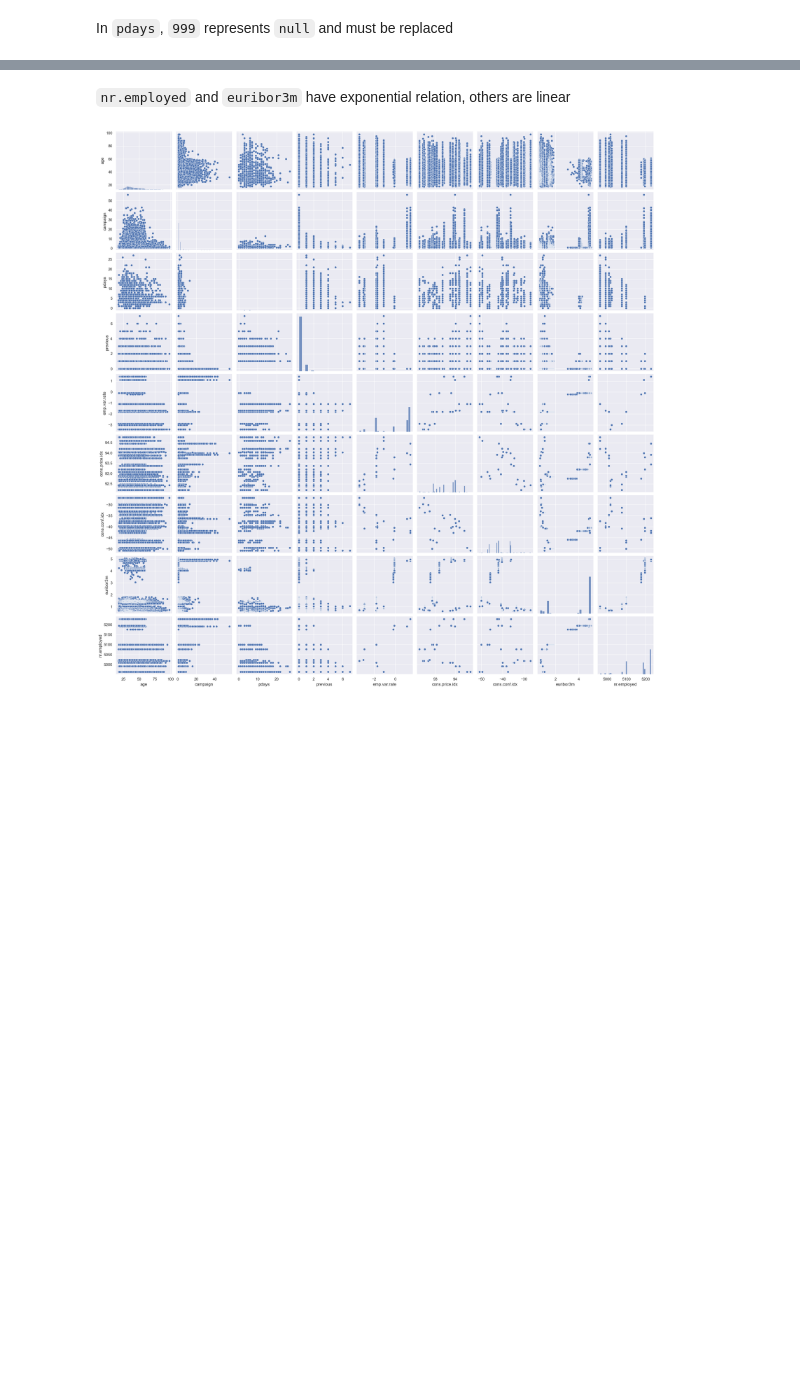
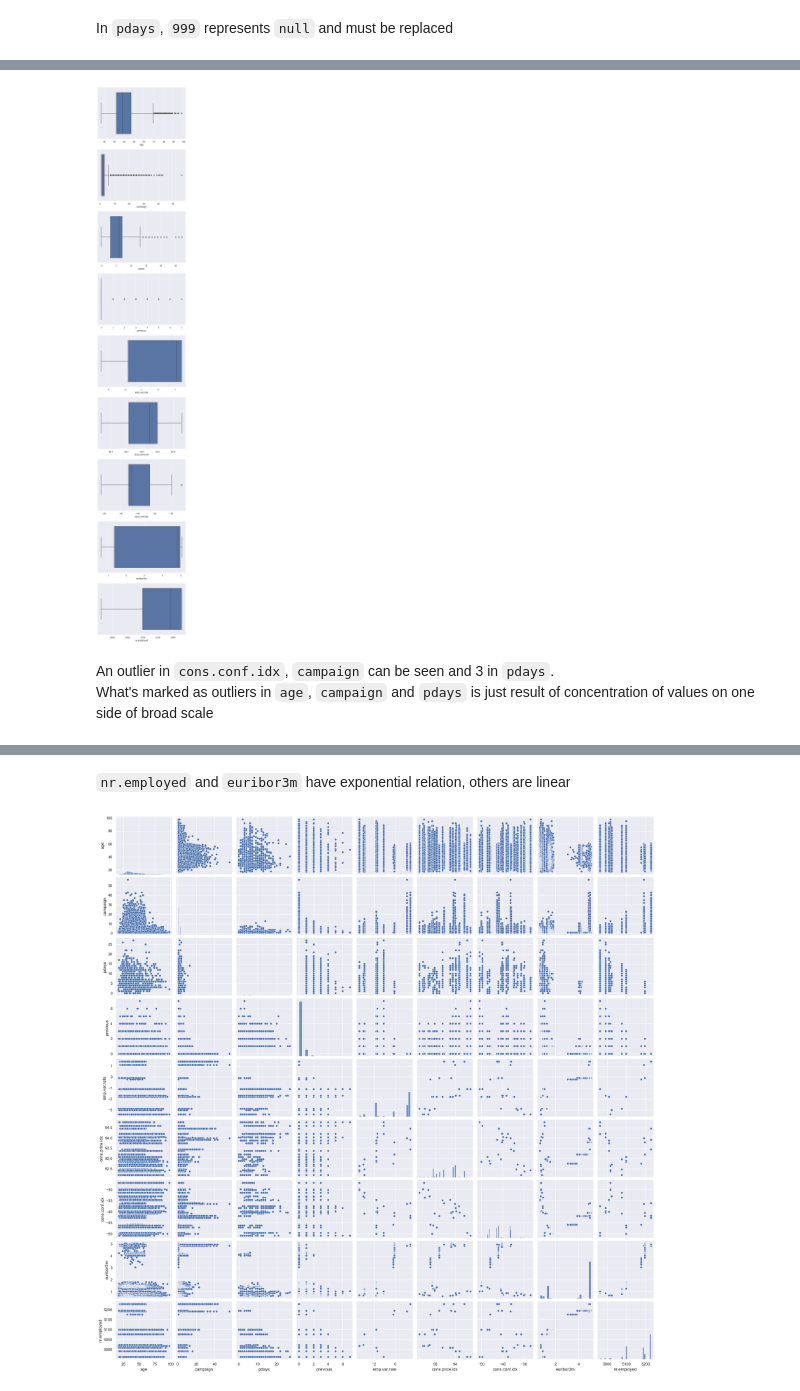
Before and after one commit to Matixo55/Marketing-campaign-model, a Jupyter notebook: EDA.ipynb, the cells around one changed output, grey strips where cells are left out. Saved outputs shown, nothing was run; the diff lists cells and outputs as text; code cells hidden in the pictures; blank space fills up the shorter version.

```diff
--- a/EDA.ipynb
+++ b/EDA.ipynb
@@ -106,0 +116,10 @@ In `pdays`, `999` represents `null` and must be replaced
+# %%
+_, axes = plt.subplots(numeric_features.columns.size, figsize=(8, 50))
+
+for feature, ax in zip(numeric_features.columns, axes):
+    sns.boxplot(numeric_features, x=feature, ax=ax)
+# %% [output]
+[figure, added]
+# %% [markdown]
+An outlier in `cons.conf.idx`, `campaign` can be seen and 3 in `pdays`. \
+What's marked as outliers in `age`, `campaign` and `pdays` is just result of concentration of values on one side of broad scale
```
Also changed, not shown: parts of 15 cells of this notebook, 1 other file.
